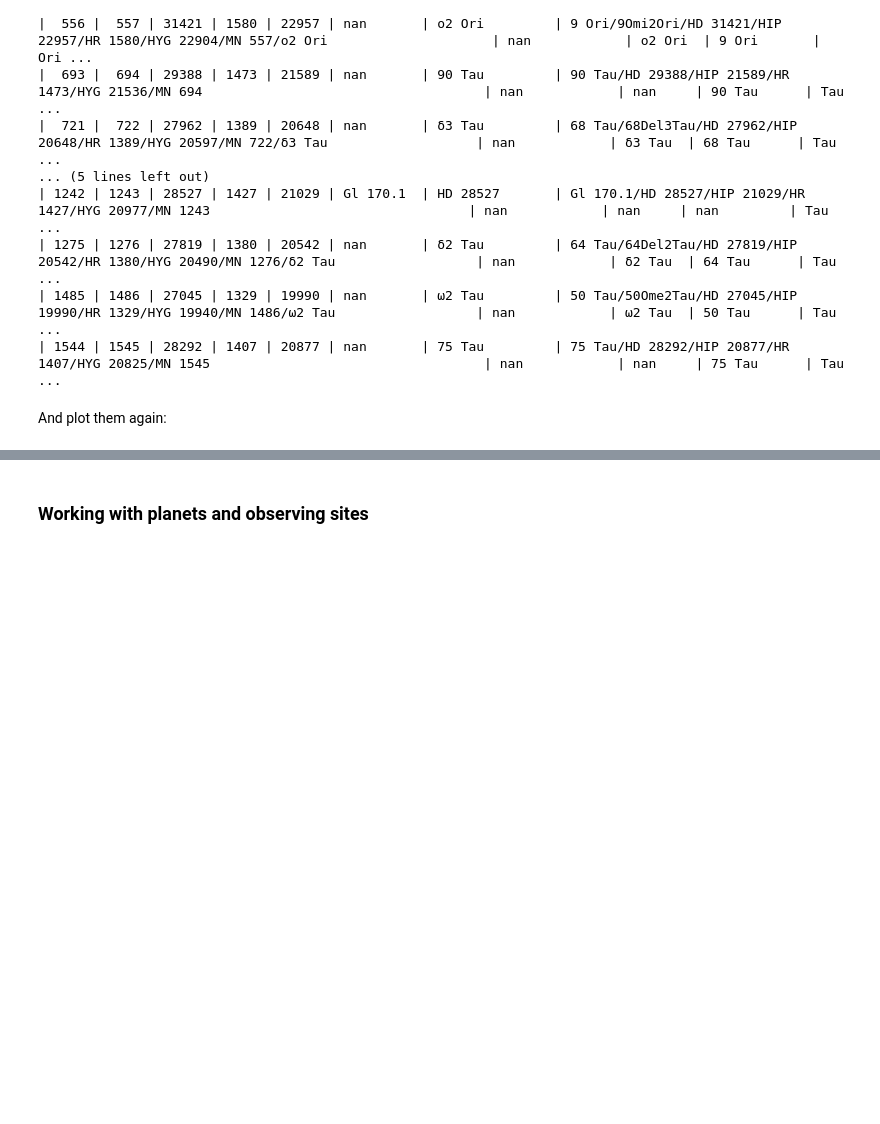
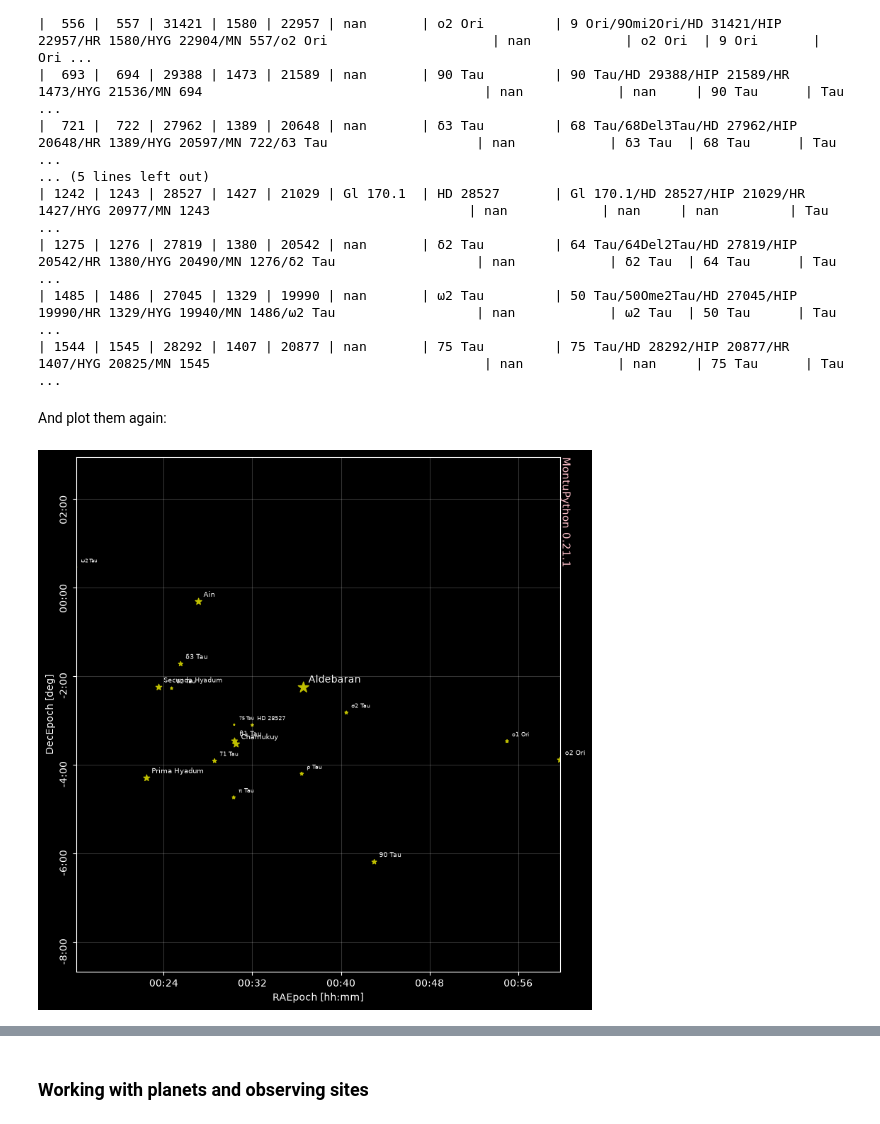
Before and after one commit to seap-udea/MontuPython, a Jupyter notebook: README.ipynb, the cells around one changed output, grey strips where cells are left out. Saved outputs shown, nothing was run; the diff lists cells and outputs as text; code cells hidden in the pictures; blank space fills up the shorter version.

```diff
--- a/README.ipynb
+++ b/README.ipynb
@@ -345,7 +351,11 @@ And plot them again:
 # %%
 fig,axs = hyades.plot_stars(coords=['RAEpoch','DecEpoch'])
 fig.savefig('gallery/hyades-precessed.png')
+display(fig)
 plt.close(fig) # Used only for README generation
+from IPython.display import display
+# %% [output]
+[figure, added]
 # %% [markdown]
 <p align="center"><img src="https://github.com/seap-udea/MontuPython/blob/main/gallery/hyades-precessed.png?raw=true" alt="Logo""/></p>
 # %% [markdown]
```
Also changed, not shown: parts of 5 cells of this notebook, 20 other files.
